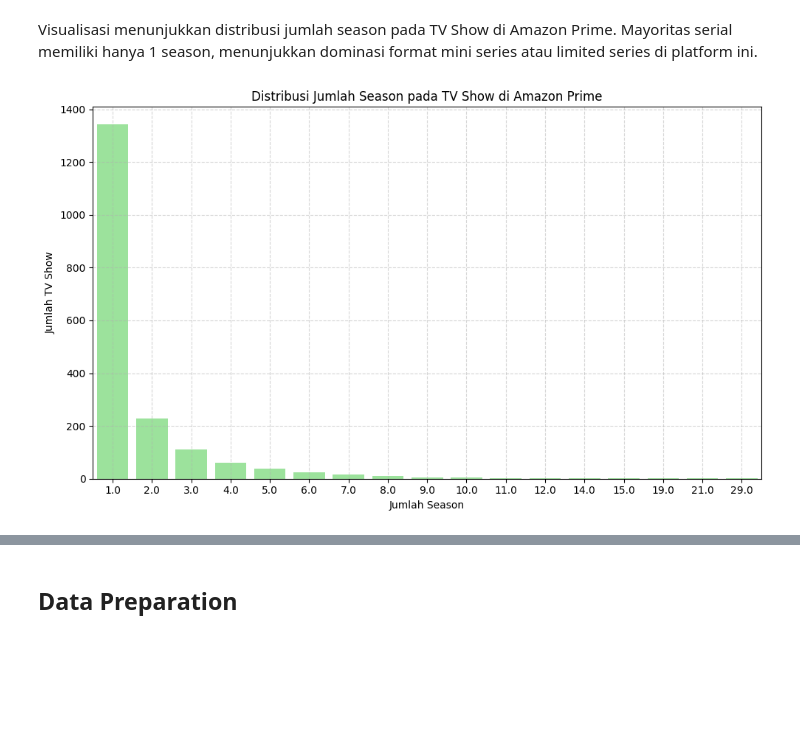
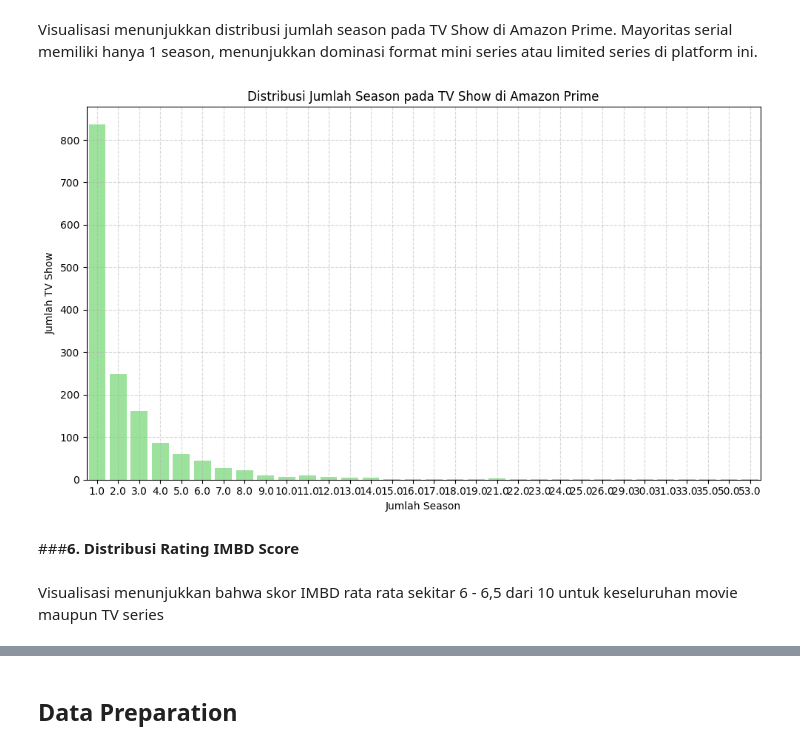
Before and after one commit to liqolina/Submission-Dicoding, a Jupyter notebook: MLT_SubEnd/notebook.ipynb, the cells around one changed output, grey strips where cells are left out. Drawn from its saved outputs; the diff is of its cells as text; code cells hidden in the pictures; blank space fills up the shorter version.

```diff
--- a/MLT_SubEnd/notebook.ipynb
+++ b/MLT_SubEnd/notebook.ipynb
@@ -38,6 +38,6 @@ Mounted at /content/drive
 # %% [markdown]
 Memuat data dari csv ke dataframe
 # %%
-df= pd.read_csv('/content/drive/MyDrive/Submission/Submission_One_ML_Terapan/amazon_prime_titles.csv')
+df= pd.read_csv('/content/drive/MyDrive/Submission/Submission_One_ML_Terapan/Amazon_Prime_Video/titles.csv')
 df.head()
 # %% [output]
@@ -159,7 +190,14 @@ Menvisualisasi genre top 5 di Amazon Prime. Visualisasi menunjukkan bahwa genre
 # %%
-genres = df['listed_in'].str.split(', ', expand=True).stack().value_counts()
+import ast
+
+# Ubah string list menjadi list Python menggunakan ast.literal_eval
+df['genres'] = df['genres'].apply(ast.literal_eval)
+
+# Hitung frekuensi genre
+genre_counts = df.explode('genres')['genres'].value_counts()
+
 plt.figure(figsize=(12, 8))
-sns.barplot(x=genres.values[:5], y=genres.index[:5])
+sns.barplot(x=genre_counts.values[:5], y=genre_counts.index[:5])
 plt.title('Top 5 Genres on Amazon Prime')
 plt.xlabel('Number of Titles')
 plt.ylabel('Genre')
@@ -197,20 +225,18 @@ plt.show()
 # %% [markdown]
 Visualisasi menunjukkan distribusi jumlah season pada TV Show di Amazon Prime. Mayoritas serial memiliki hanya 1 season, menunjukkan dominasi format mini series atau limited series di platform ini.
 # %%
-# Filter hanya TV Show
-tv_shows = df[df['type'] == 'TV Show'].copy()
-
-# Ambil angka dari durasi (misalnya '2 Seasons' → 2)
-tv_shows['seasons'] = tv_shows['duration'].str.extract('(\d+)').astype(float)
-
 # Visualisasi distribusi jumlah season
 plt.figure(figsize=(10, 6))
-sns.countplot(x='seasons', data=tv_shows, color='lightgreen')
+sns.countplot(x='seasons', data=df, color='lightgreen')
 plt.title('Distribusi Jumlah Season pada TV Show di Amazon Prime')
 plt.xlabel('Jumlah Season')
 plt.ylabel('Jumlah TV Show')
 plt.grid(True, linestyle='--', alpha=0.5)
 plt.tight_layout()
 plt.show()
 # %% [output]
-[figure, old version]
+[figure, new version]
+# %% [markdown]
+###**6. Distribusi Rating IMBD Score**
+# %% [markdown]
+Visualisasi menunjukkan bahwa skor IMBD rata rata sekitar 6 - 6,5 dari 10 untuk keseluruhan movie maupun TV series
```
Also changed, not shown: parts of 76 cells of this notebook, 11 other files.
